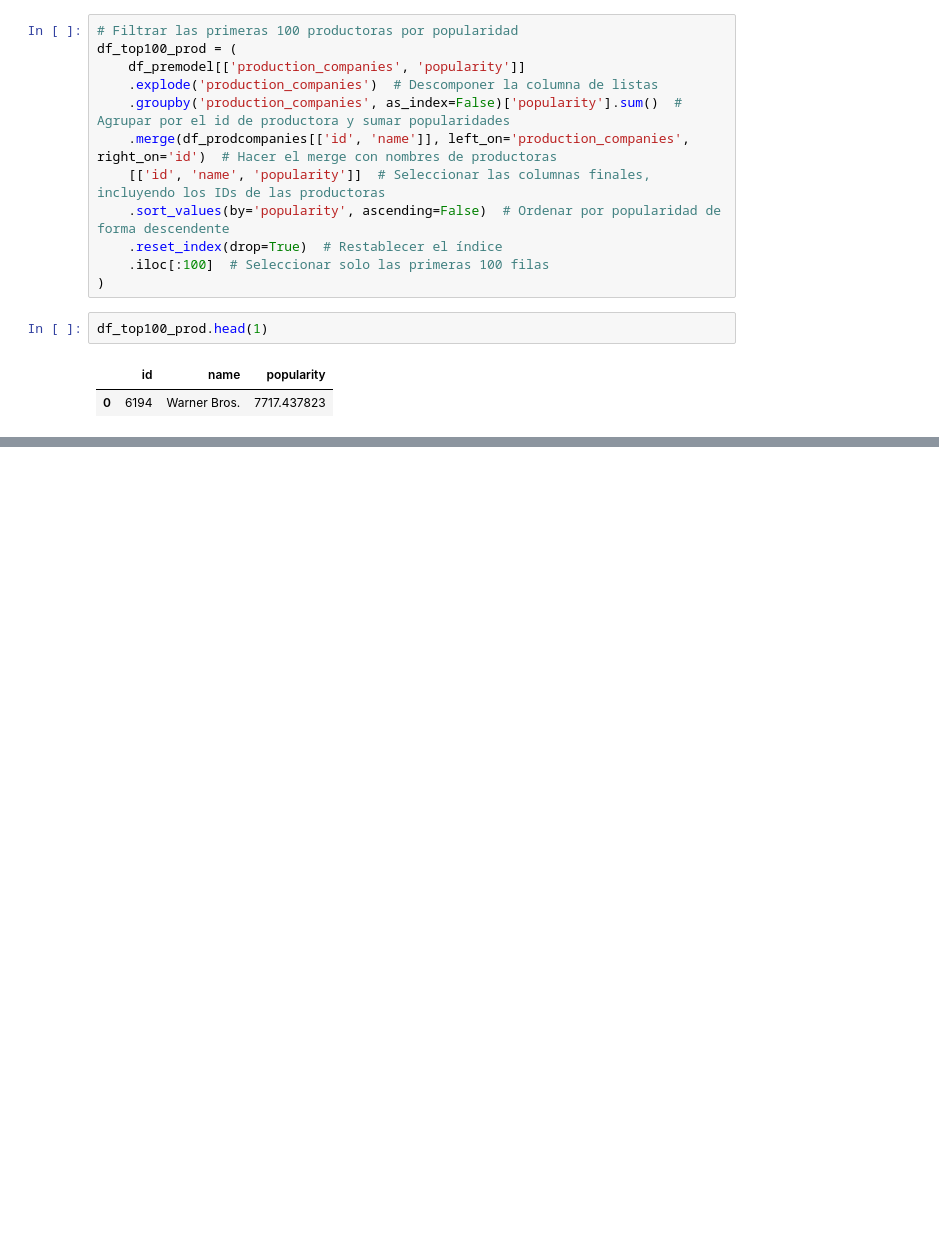
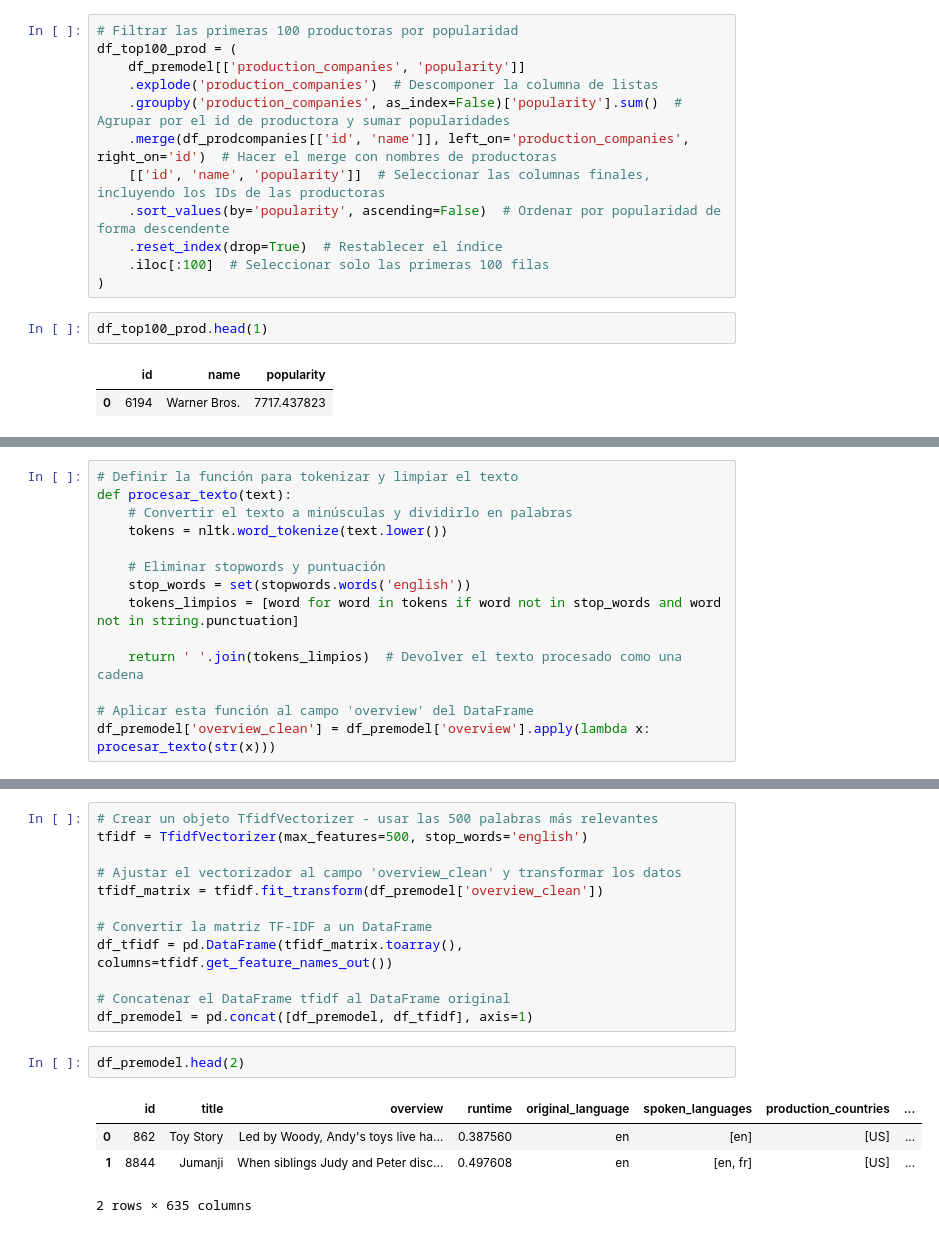
Before and after one commit to alejocampos1/Movies_Recommendation_2024, a Jupyter notebook: Notebooks/modelo.ipynb, the cells around one changed output, grey strips where cells are left out. Cells and saved outputs as stored; diff of their text form; blank space fills up the shorter version.

```diff
--- a/Notebooks/modelo.ipynb
+++ b/Notebooks/modelo.ipynb
@@ -141,0 +196,14 @@ df_premodel.head(1)
+# %%
+# Definir la función para tokenizar y limpiar el texto
+def procesar_texto(text):
+    # Convertir el texto a minúsculas y dividirlo en palabras
+    tokens = nltk.word_tokenize(text.lower())
+
+    # Eliminar stopwords y puntuación
+    stop_words = set(stopwords.words('english'))
+    tokens_limpios = [word for word in tokens if word not in stop_words and word not in string.punctuation]
+
+    return ' '.join(tokens_limpios)  # Devolver el texto procesado como una cadena
+
+# Aplicar esta función al campo 'overview' del DataFrame
+df_premodel['overview_clean'] = df_premodel['overview'].apply(lambda x: procesar_texto(str(x)))
@@ -141,0 +219,19 @@ df_premodel.head(1)
+# %%
+# Crear un objeto TfidfVectorizer - usar las 500 palabras más relevantes
+tfidf = TfidfVectorizer(max_features=500, stop_words='english')
+
+# Ajustar el vectorizador al campo 'overview_clean' y transformar los datos
+tfidf_matrix = tfidf.fit_transform(df_premodel['overview_clean'])
+
+# Convertir la matriz TF-IDF a un DataFrame
+df_tfidf = pd.DataFrame(tfidf_matrix.toarray(), columns=tfidf.get_feature_names_out())
+
+# Concatenar el DataFrame tfidf al DataFrame original
+df_premodel = pd.concat([df_premodel, df_tfidf], axis=1)
+# %%
+df_premodel.head(2)
+# %% [output]
+|  | id | title | overview | runtime | original_language | spoken_languages | production_countries | ... |
+| 0 | 862 | Toy Story | Led by Woody, Andy's toys live ha... | 0.387560 | en | [en] | [US] | ... |
+| 1 | 8844 | Jumanji | When siblings Judy and Peter disc... | 0.497608 | en | [en, fr] | [US] | ... |
+2 rows × 635 columns
```
Also changed, not shown: parts of 12 cells of this notebook, 5 other files.
